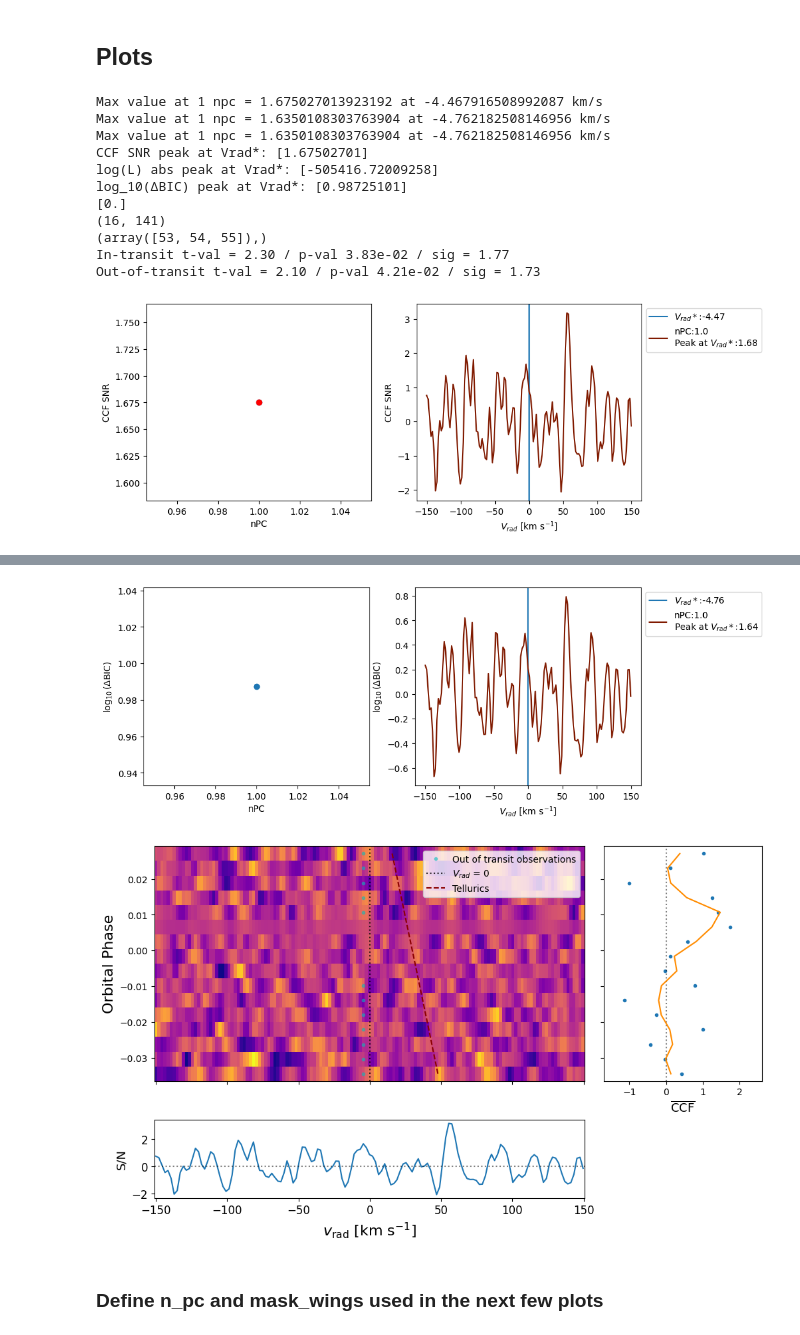
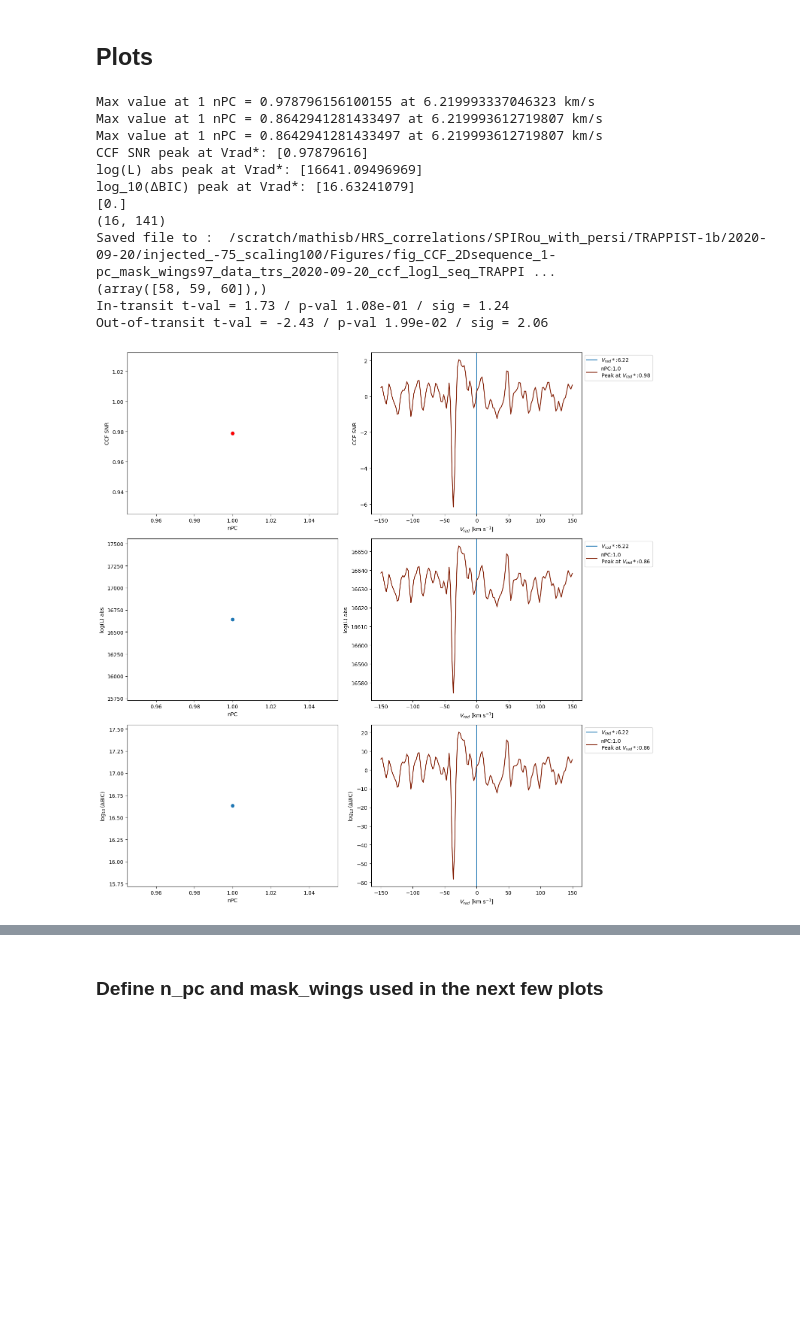
Before and after one commit to mathisbouffard/HRS_with_starships, a Jupyter notebook: HRS_analysis/SPIRou/Correlations.ipynb, the cells around one changed output, grey strips where cells are left out. Drawn from its saved outputs; the diff is of its cells as text; code cells hidden in the pictures; blank space fills up the shorter version.

```diff
--- a/HRS_analysis/SPIRou/Correlations.ipynb
+++ b/HRS_analysis/SPIRou/Correlations.ipynb
@@ -57,7 +62,7 @@ pl_obs=reload(pl_obs)
 model_directory = "/home/mathisb/Github/HRS_models/"
 
 # Name of npz model file
-model_filename = "prt_model_TRAPPIST-1b_CO2_v02.npz"
+model_filename = "prt_model_TRAPPIST-1b_CO2_v03.npz"
 #-------------------------------------------------------------#
 
 model_file = np.load(model_directory + model_filename)
@@ -171,16 +177,17 @@ tellu_loc = tellu_dict[visit_name]
 # %%
 #-----------------------------------------------------------#
 # Where to find the reductions
-reduc_in_scratch = False  # the reductions are in the scratch directory (True) or in the home directory (False)
+reduc_in_scratch = True  # the reductions are in the scratch directory (True) or in the home directory (False)  # INJECTED : TRUE
 
 # Indicate which reductions to use (sequence files)
 filename_list = [
-                 f"sequence_1-pc_mask_wings97_data_trs_{visit_name}.npz",
-                 # f"sequence_2-pc_mask_wings97_data_trs_{visit_name}.npz",
-                 # f"sequence_3-pc_mask_wings97_data_trs_{visit_name}.npz",
-                 # f"sequence_4-pc_mask_wings97_data_trs_{visit_name}.npz",
-                 # f"sequence_5-pc_mask_wings97_data_trs_{visit_name}.npz",
-                 # f"sequence_6-pc_mask_wings97_data_trs_{visit_name}.npz",
+                # f"sequence_0-pc_mask_wings97_data_trs_{visit_name}.npz",
+                f"sequence_1-pc_mask_wings97_data_trs_{visit_name}.npz",
+                # f"sequence_2-pc_mask_wings97_data_trs_{visit_name}.npz",
+                # f"sequence_3-pc_mask_wings97_data_trs_{visit_name}.npz",
+                # f"sequence_4-pc_mask_wings97_data_trs_{visit_name}.npz",
+                # f"sequence_5-pc_mask_wings97_data_trs_{visit_name}.npz",
+                # f"sequence_6-pc_mask_wings97_data_trs_{visit_name}.npz",
                 ]
 #-----------------------------------------------------------#
 
@@ -200,11 +207,16 @@ Reduction directory is: /home/mathisb/Github/HRS_reductions/SPIRou/TRAPPIST-1b/2
 # %%
 #-----------------------------------------------#
 # Where to output the correlations
-output_dir = Path(os.environ['SCRATCH']) / Path(f'HRS_correlations/{instrument}/{pl_name_fname}/{visit_name}')
+# output_dir = Path(os.environ['SCRATCH']) / Path(f'HRS_correlations/{instrument}/{pl_name_fname}/{visit_name}')
+output_dir = Path(os.environ['SCRATCH']) / Path(f'HRS_correlations/{instrument}/{pl_name_fname}/{visit_name}/{reduc_version}')  # INJECTED
 #-----------------------------------------------#
 
 # Create output directory if it does not exist
-output_dir.parent.mkdir(parents=True, exist_ok=True)
+output_dir.mkdir(parents=True, exist_ok=True)
+
+# Create figures directory if it does not exist
+fig_dir = output_dir / "Figures"
+fig_dir.mkdir(parents=True, exist_ok=True)
 
 print("Correlations directory is:", output_dir)
 # %% [output]
@@ -249,14 +261,15 @@ for filename in filename_list:
         saved_values = np.load(output_dir / Path(out_filename).with_suffix('.npz'))
         ccf_map = saved_values['corr']
         logl_map = saved_values['logl']
+
     except FileNotFoundError:
         # Generate 1d correlations
         # ccf_map shape: (n_exposures, n_order, n_Kp, n_vsys, n_pc, n_model)
         ccf_map, logl_map = corr.calc_logl_injred(obs,
-                            'seq', planet_obj, Kp_array, corrRV0, [n_pc], wave_mod, model_spec_noise, kind_trans)
+                            'seq', planet_obj, Kp_array, corrRV0, [n_pc], wave_mod, model_spec, kind_trans)
 
         corr.save_logl_seq(output_dir / Path(out_filename), ccf_map, logl_map,
-                           wave_mod, model_spec_noise, n_pc, Kp_array, corrRV0, kind_trans)
+                           wave_mod, model_spec, n_pc, Kp_array, corrRV0, kind_trans)
 
     all_obs[(n_pc, mask_wings)] = obs
     all_ccf_map[(n_pc, mask_wings)] = ccf_map
@@ -270,49 +283,55 @@ Transmission
 #----------------------------------------------#
 # Indicate orders to use
 nb_orders = 49  # number of orders in reduction
-orders_to_delete = [[0,1,2,3,4], [11,12,13,14], [23,24,25],
+orders_to_delete = [[0,1,2,3,4], [10,11,12,13,14], [23,24,25],
                     [37,38,39], [46,47,48]]  # indices of orders that should not be used
 
-# Use non-disgusting orders: delete [0,1,2,3,4], [11,12,13,14], [23,24,25], [37,38,39], [46,47,48]
+# orders_to_delete = [np.arange(0,33), [37,38,39], [46,47,48]] #for K model at T_pl
+# orders_to_delete = [[0,1,2,3,4], [8], np.arange(10,49)] #for K model at T_stellar
+# orders_to_delete = [np.arange(0,15), np.arange(16,33), np.arange(35,49)] #for CO model at T_pl
+# orders_to_delete = [np.arange(0,14), np.arange(18,31), [37,38,39], [45,46,47,48]] #for CO model at T_stellar
+
+# Use non-disgusting orders: delete [0,1,2,3,4], [10,11,12,13,14], [23,24,25], [37,38,39], [46,47,48]
 # Use only orders with CO2 features: delete [0,1,2,3,4,5,8,9], [11,12,13,14,15,22],[23,24,25,26,26,35,36], [37,38,39,45], [46,47,48]
 
 #----------------------------------------------#
 
 order_indices = np.arange(nb_orders)
 
 # Remove each element of orders_to_delete from array of orders
 for elem in orders_to_delete:
     order_indices = np.setdiff1d(order_indices, elem)
 
 n_pc_list = np.unique(n_pc_list)
 mask_wings_list = np.unique(mask_wings_list)
 
 id_pc0 = 0  # don't change
 
 # Plot all ccf and logl as a function of pc
 for mask_wings in mask_wings_list:
     ccf_maps_in = [all_ccf_map[(n_pc, mask_wings)] for n_pc in n_pc_list]
     ccf_maps_in = np.concatenate(ccf_maps_in, axis=-2)
     logl_maps_in = [all_logl_map[(n_pc, mask_wings)] for n_pc in n_pc_list]
     logl_maps_in = np.concatenate(logl_maps_in, axis=-2)
     obs = all_obs[(n_pc_list[0], mask_wings)]
 
-    ccf_obj, logl_obj = cc.plot_ccflogl(obs, ccf_maps_in, logl_maps_in, corrRV0,
-                                        Kp_array, n_pc_list, orders=order_indices, id_pc0=id_pc0)
+    ccf_obj, logl_obj = cc.plot_ccflogl(obs, ccf_maps_in, logl_maps_in, corrRV0, Kp_array, n_pc_list,
+                                        orders=order_indices, id_pc0=id_pc0, path_fig=str(output_dir)+"/Figures/", fig_name=out_filename)
 
 # # Print info about the plots
 # print("\nInformation about the plots:\n" + cc.plot_ccflogl.__doc__ + "\n" +
 #       Correlations.plot_multi_npca.__doc__ + "\n" + Correlations.plot_PRF.__doc__)
 # %% [output]
-Max value at 1 npc = 1.675027013923192 at -4.467916508992087 km/s
-Max value at 1 npc = 1.6350108303763904 at -4.762182508146956 km/s
-Max value at 1 npc = 1.6350108303763904 at -4.762182508146956 km/s
-CCF SNR peak at Vrad*: [1.67502701]
-log(L) abs peak at Vrad*: [-505416.72009258]
-log_10(ΔBIC) peak at Vrad*: [0.98725101]
+Max value at 1 nPC = 0.978796156100155 at 6.219993337046323 km/s
+Max value at 1 nPC = 0.8642941281433497 at 6.219993612719807 km/s
+Max value at 1 nPC = 0.8642941281433497 at 6.219993612719807 km/s
+CCF SNR peak at Vrad*: [0.97879616]
+log(L) abs peak at Vrad*: [16641.09496969]
+log_10(ΔBIC) peak at Vrad*: [16.63241079]
 [0.]
 (16, 141)
-(array([53, 54, 55]),)
-In-transit t-val = 2.30 / p-val 3.83e-02 / sig = 1.77
-Out-of-transit t-val = 2.10 / p-val 4.21e-02 / sig = 1.73
+Saved file to :  /scratch/mathisb/HRS_correlations/SPIRou_with_persi/TRAPPIST-1b/2020-09-20/injected_-75_scaling100/Figures/fig_CCF_2Dsequence_1-pc_mask_wings97_data_trs_2020-09-20_ccf_logl_seq_TRAPPI ...
+(array([58, 59, 60]),)
+In-transit t-val = 1.73 / p-val 1.08e-01 / sig = 1.24
+Out-of-transit t-val = -2.43 / p-val 1.99e-02 / sig = 2.06
-[figure, old version]
+[figure, new version]
@@ -320,5 +339,3 @@ Out-of-transit t-val = 2.10 / p-val 4.21e-02 / sig = 1.73
-[figure, removed]
-[figure, removed]
 # %% [markdown]
 ### Define n_pc and mask_wings used in the next few plots
 # %%
```
Also changed, not shown: parts of 17 cells of this notebook, 15 other files.
